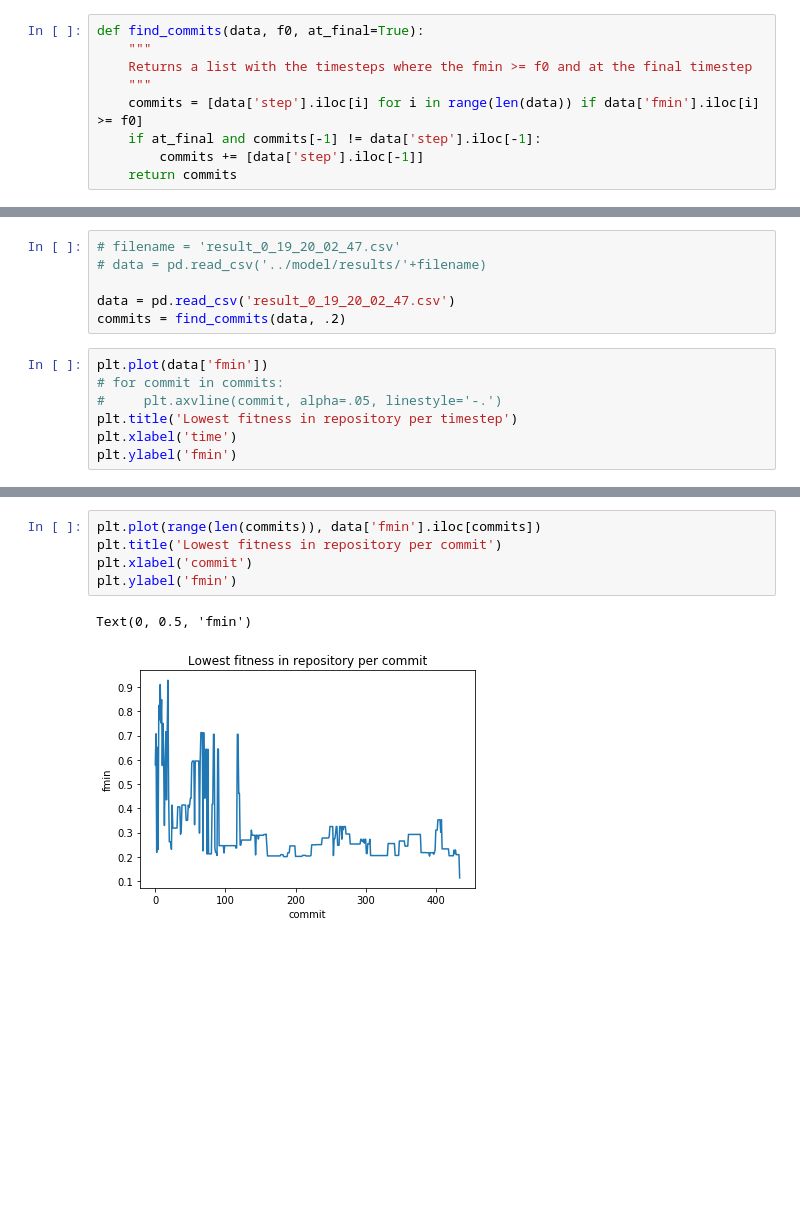
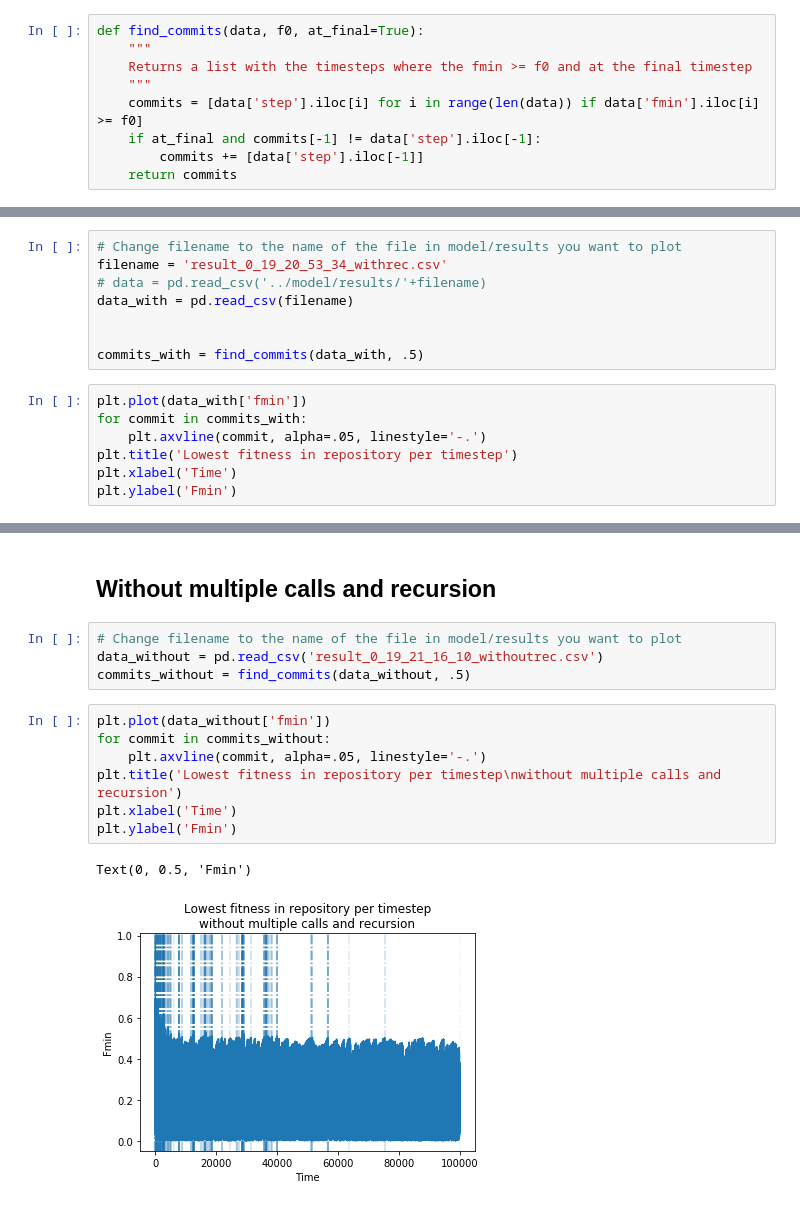
Before and after one commit to NatasjaWezel/Complex_Systems, a Jupyter notebook: Analysis/results_plots.ipynb, the cells around one changed output, grey strips where cells are left out. Cells and saved outputs as stored; diff of their text form; blank space fills up the shorter version.

Commit message:
Update analysis notebook with a few result files and add stats to the csv file

```diff
--- a/Analysis/results_plots.ipynb
+++ b/Analysis/results_plots.ipynb
@@ -36,14 +36,16 @@ Text(0, 0.5, 'fmin')
 # %%
-# filename = 'result_0_19_20_02_47.csv'
+# Change filename to the name of the file in model/results you want to plot
+filename = 'result_0_19_20_53_34_withrec.csv'
 # data = pd.read_csv('../model/results/'+filename)
+data_with = pd.read_csv(filename)
 
-data = pd.read_csv('result_0_19_20_02_47.csv')
-commits = find_commits(data, .2)
+
+commits_with = find_commits(data_with, .5)
 # %%
-plt.plot(data['fmin'])
-# for commit in commits:
-#     plt.axvline(commit, alpha=.05, linestyle='-.')
+plt.plot(data_with['fmin'])
+for commit in commits_with:
+    plt.axvline(commit, alpha=.05, linestyle='-.')
 plt.title('Lowest fitness in repository per timestep')
-plt.xlabel('time')
-plt.ylabel('fmin')
+plt.xlabel('Time')
+plt.ylabel('Fmin')
 # %% [output]
@@ -52,8 +91,16 @@ Text(0, 0.5, 'fmin')
+# %% [markdown]
+## Without multiple calls and recursion
+# %%
+# Change filename to the name of the file in model/results you want to plot
+data_without = pd.read_csv('result_0_19_21_16_10_withoutrec.csv')
+commits_without = find_commits(data_without, .5)
 # %%
-plt.plot(range(len(commits)), data['fmin'].iloc[commits])
-plt.title('Lowest fitness in repository per commit')
-plt.xlabel('commit')
-plt.ylabel('fmin')
+plt.plot(data_without['fmin'])
+for commit in commits_without:
+    plt.axvline(commit, alpha=.05, linestyle='-.')
+plt.title('Lowest fitness in repository per timestep\nwithout multiple calls and recursion')
+plt.xlabel('Time')
+plt.ylabel('Fmin')
 # %% [output]
-Text(0, 0.5, 'fmin')
+Text(0, 0.5, 'Fmin')
-[figure, old version]
+[figure, new version]
```
Also changed, not shown: parts of 15 cells of this notebook, 6 other files.
